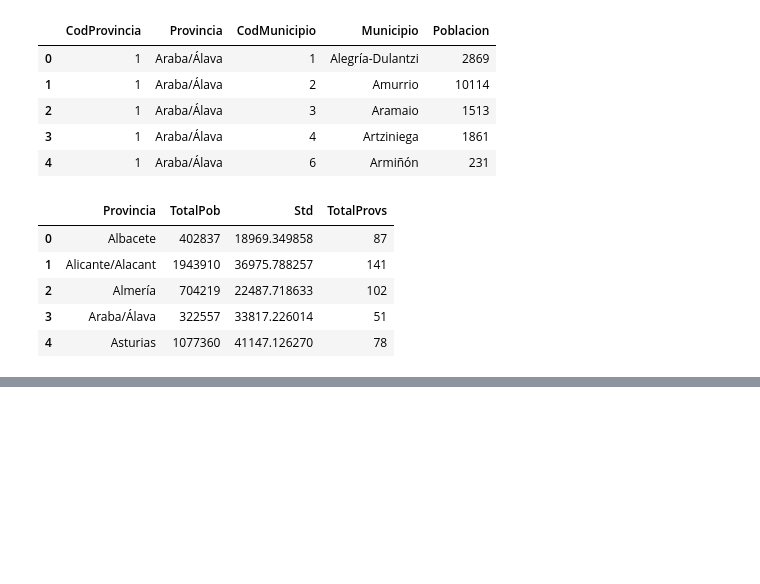
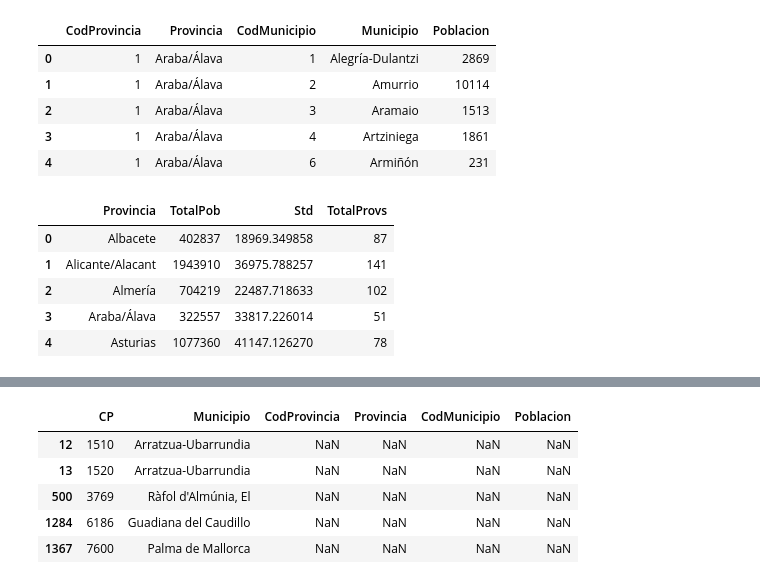
Before and after one commit to RaulRC/mia-iia, a Jupyter notebook: task2/Tema2_Raul_ReguilloCarmona.ipynb, the cells around one changed output, grey strips where cells are left out. Saved outputs shown, nothing was run; the diff lists cells and outputs as text; code cells hidden in the pictures; blank space fills up the shorter version.

```diff
--- a/task2/Tema2_Raul_ReguilloCarmona.ipynb
+++ b/task2/Tema2_Raul_ReguilloCarmona.ipynb
@@ -158,0 +226,10 @@ res_pob.head()
+# %%
+missings = cps[cps['Poblacion'].isnull()]
+missings.head()
+# %% [output]
+|  | CP | Municipio | CodProvincia | Provincia | CodMunicipio | Poblacion |
+| 12 | 1510 | Arratzua-Ubarrundia | NaN | NaN | NaN | NaN |
+| 13 | 1520 | Arratzua-Ubarrundia | NaN | NaN | NaN | NaN |
+| 500 | 3769 | Ràfol d'Almúnia, El | NaN | NaN | NaN | NaN |
+| 1284 | 6186 | Guadiana del Caudillo | NaN | NaN | NaN | NaN |
+| 1367 | 7600 | Palma de Mallorca | NaN | NaN | NaN | NaN |
```
Also changed, not shown: parts of 20 cells of this notebook.
